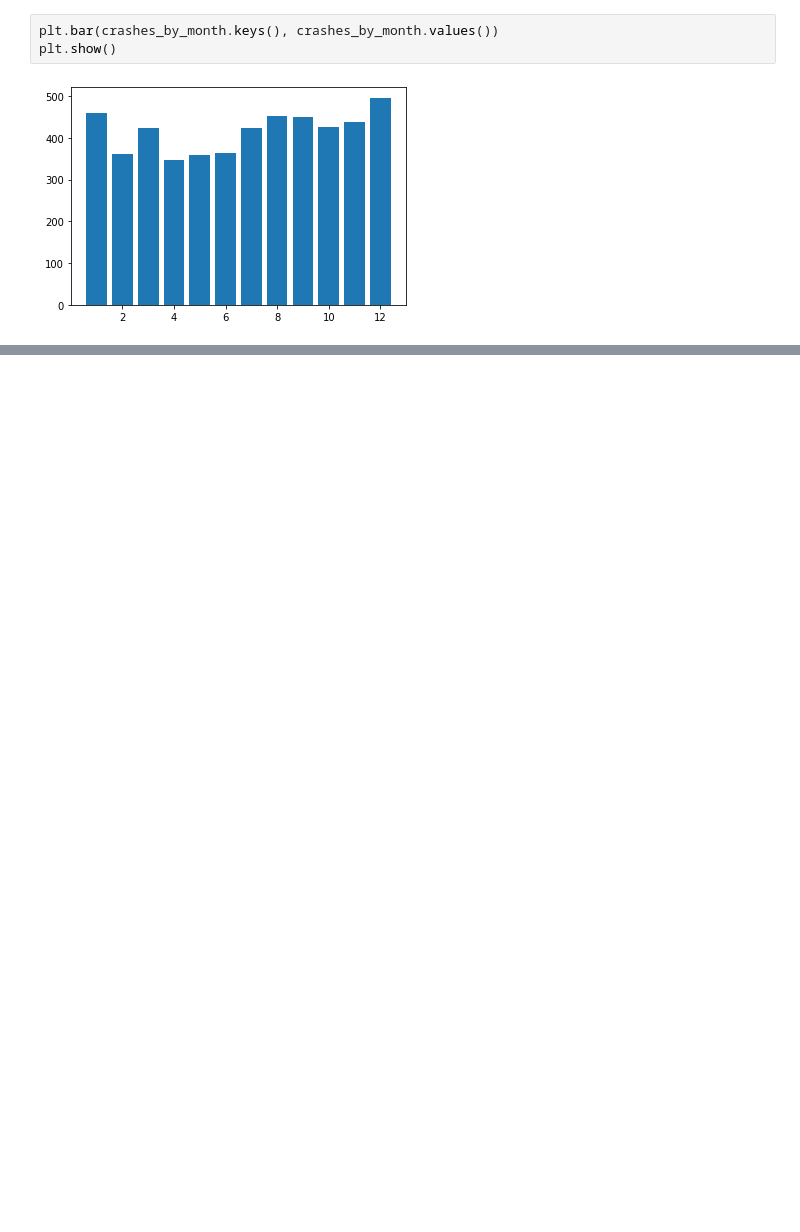
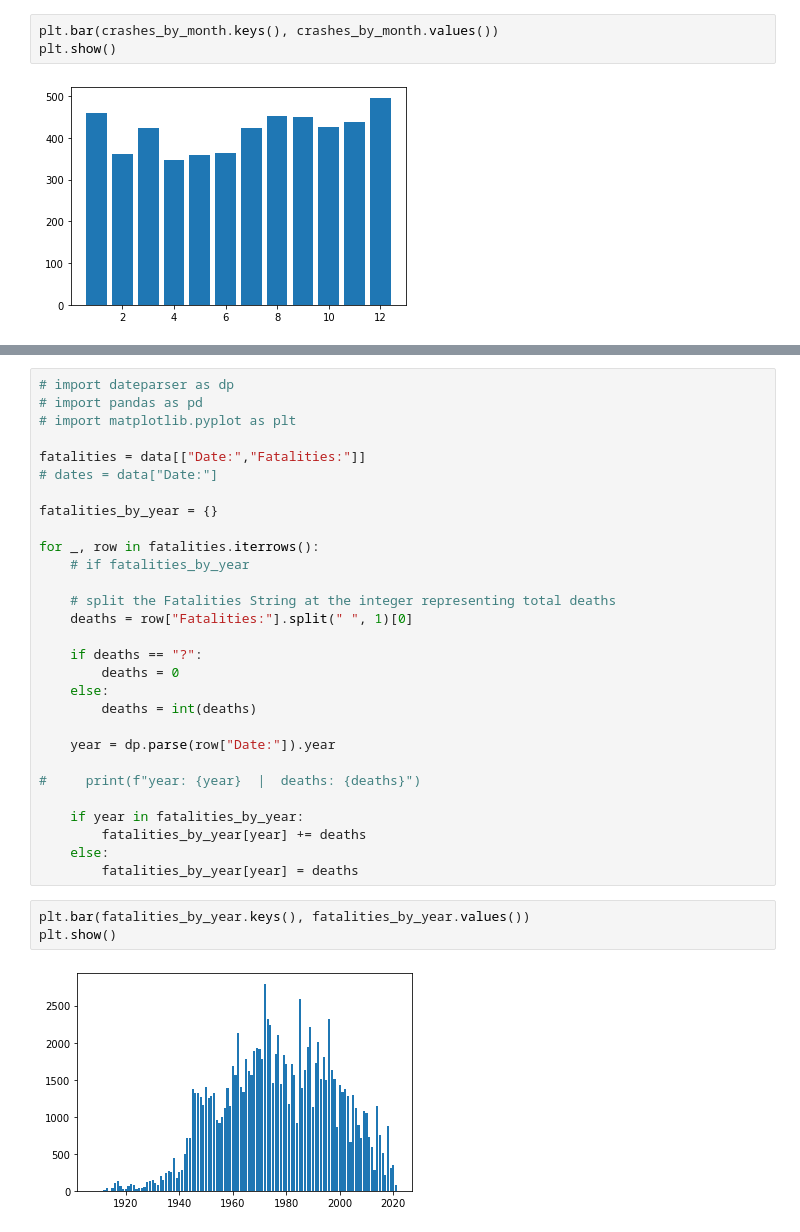
Before and after one commit to bgrantBoards/midterm-keanu-ben, a Jupyter notebook: notebook.ipynb, the cells around one changed output, grey strips where cells are left out. Drawn from its saved outputs; the diff is of its cells as text; blank space fills up the shorter version.

```diff
--- a/notebook.ipynb
+++ b/notebook.ipynb
@@ -62,0 +115,34 @@ plt.show()
+# %%
+# import dateparser as dp
+# import pandas as pd
+# import matplotlib.pyplot as plt
+
+fatalities = data[["Date:","Fatalities:"]]
+# dates = data["Date:"]
+
+fatalities_by_year = {}
+
+for _, row in fatalities.iterrows():
+    # if fatalities_by_year
+
+    # split the Fatalities String at the integer representing total deaths
+    deaths = row["Fatalities:"].split(" ", 1)[0]
+
+    if deaths == "?":
+        deaths = 0
+    else:
+        deaths = int(deaths)
+
+    year = dp.parse(row["Date:"]).year
+
+#     print(f"year: {year}  |  deaths: {deaths}")
+
+    if year in fatalities_by_year:
+        fatalities_by_year[year] += deaths
+    else:
+        fatalities_by_year[year] = deaths
+# %%
+plt.bar(fatalities_by_year.keys(), fatalities_by_year.values())
+plt.show()
+# %% [output]
+[figure, added]
```
Also changed, not shown: parts of 14 cells of this notebook, 1 other file.
